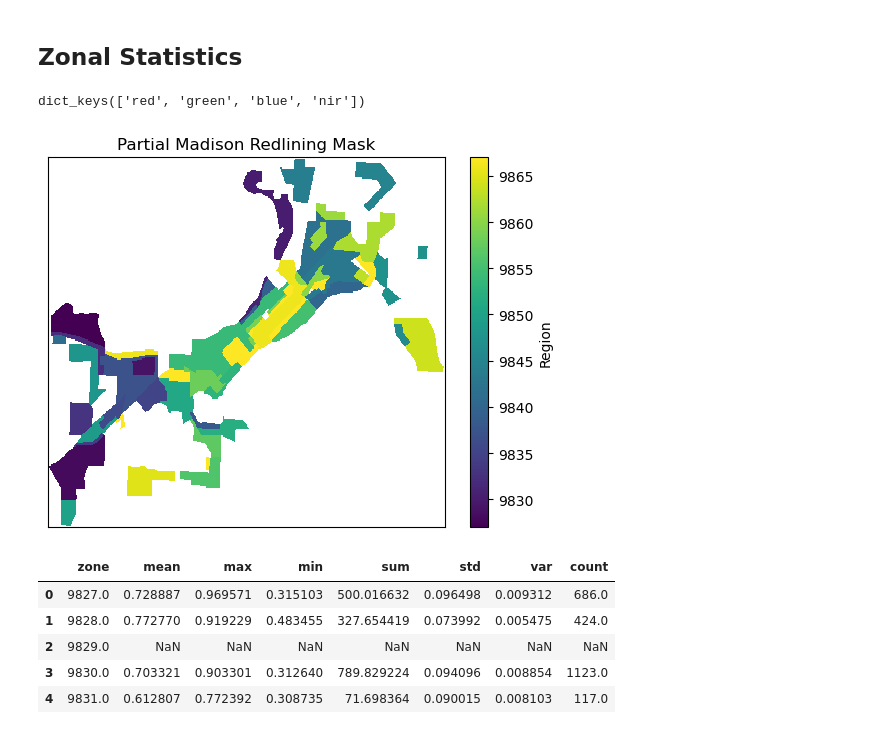
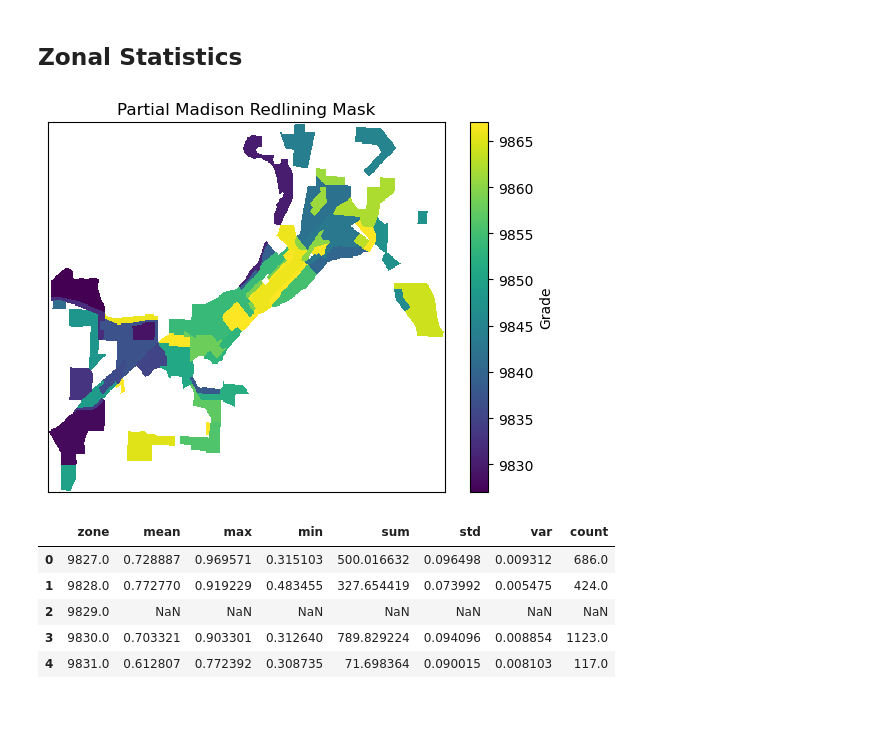
Before and after one commit to earthlab-education/fundamentals-04-redlining-byandell, a Jupyter notebook: notebooks/madison.ipynb, the cells around one changed output. Cells and saved outputs as stored; diff of their text form; code cells hidden in the pictures.

```diff
--- a/notebooks/madison.ipynb
+++ b/notebooks/madison.ipynb
@@ -131,0 +120,10 @@ The area seems to be distorted somehow. Part may be projects, but there may be o
+# %%
+%store -r city_das
+try:
+    city_das
+except NameError:
+    city_das = process_bands(city_redlining_gdf, raster_df)
+    %store city_das
+    print("city_das created and stored")
+else:
+    print("city_das already stored")
@@ -198,38 +196,29 @@ from xrspatial import zonal_stats # Calculate zonal statistics
-# %%
-plot_gdf = city_redlining_gdf.to_crs(ccrs.Mercator())
-ndvi_plot_da = city_ndvi_da.rio.reproject(ccrs.Mercator())
-band_plot_dict = {
-    name: da.rio.reproject(ccrs.Mercator())
-    for name, da in city_das.items()
-}
-band_plot_dict.keys()
-# %% [output]
-dict_keys(['red', 'green', 'blue', 'nir'])
 # %%
-# Define new variable for denver redlining mask, using regionmask
-redlining_mask = regionmask.mask_geopandas(
-    # Put gdf in same CRS as raster
-    city_redlining_gdf.to_crs(city_ndvi_da.rio.crs),
-    # x and y coordinates from raster data x=504 y=447
-    city_ndvi_da.x, city_ndvi_da.y,
-    # The regions do not overlap
-    overlap=False,
-    # We're not using geographic coordinates
-    wrap_lon=False,
-)
+def redline_mask(city_redlining_gdf, city_ndvi_da):
+    """Define new variable for denver redlining mask, using regionmask."""
+    import regionmask # Convert shapefile to mask
+    redlining_mask = regionmask.mask_geopandas(
+        # Put gdf in same CRS as raster
+        city_redlining_gdf.to_crs(city_ndvi_da.rio.crs),
+        # x and y coordinates from raster data x=504 y=447
+        city_ndvi_da.x, city_ndvi_da.y,
+        # The regions do not overlap
+        overlap=False,
+        # We're not using geographic coordinates
+        wrap_lon=False)
 
-# Plot the redlining mask
-redlining_mask.plot(
-    cbar_kwargs={"label": "Region"},
-    )
-plt.gca().set(
-    title = 'Partial ' + city + ' Redlining Mask',
-    xlabel='',
-    ylabel='',
-    xticks=[],
-    yticks=[]
-)
-plt.show()
+# redlining_mask = redline_mask(city_redlining_gdf, city_ndvi_da)
-# %% [output]
-[figure, removed]
+# %%
+redlining_mask = redline_mask(city_redlining_gdf, city_ndvi_da)
+# %%
+# Plot the redlining mask
+redlining_mask.plot(cbar_kwargs={"label": "Grade"})
+
+import matplotlib.pyplot as plt # Make subplots
+
+plt.gca().set(title = 'Partial ' + city + ' Redlining Mask',
+    xlabel='', ylabel='', xticks=[], yticks=[])
+plt.show()
+# %% [output]
+[figure, added]
 # %%
```
Also changed, not shown: parts of 33 cells of this notebook, 2 other files.
